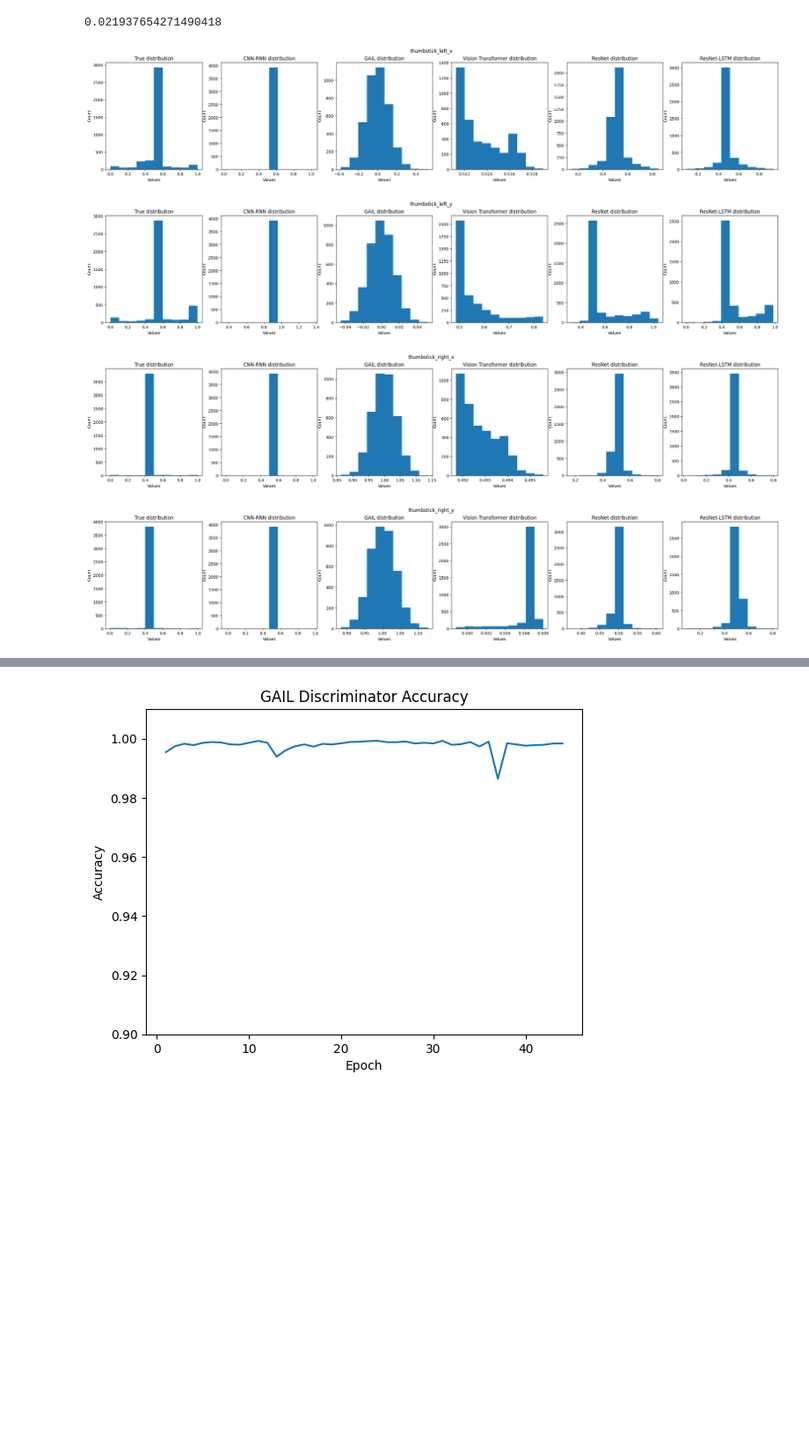
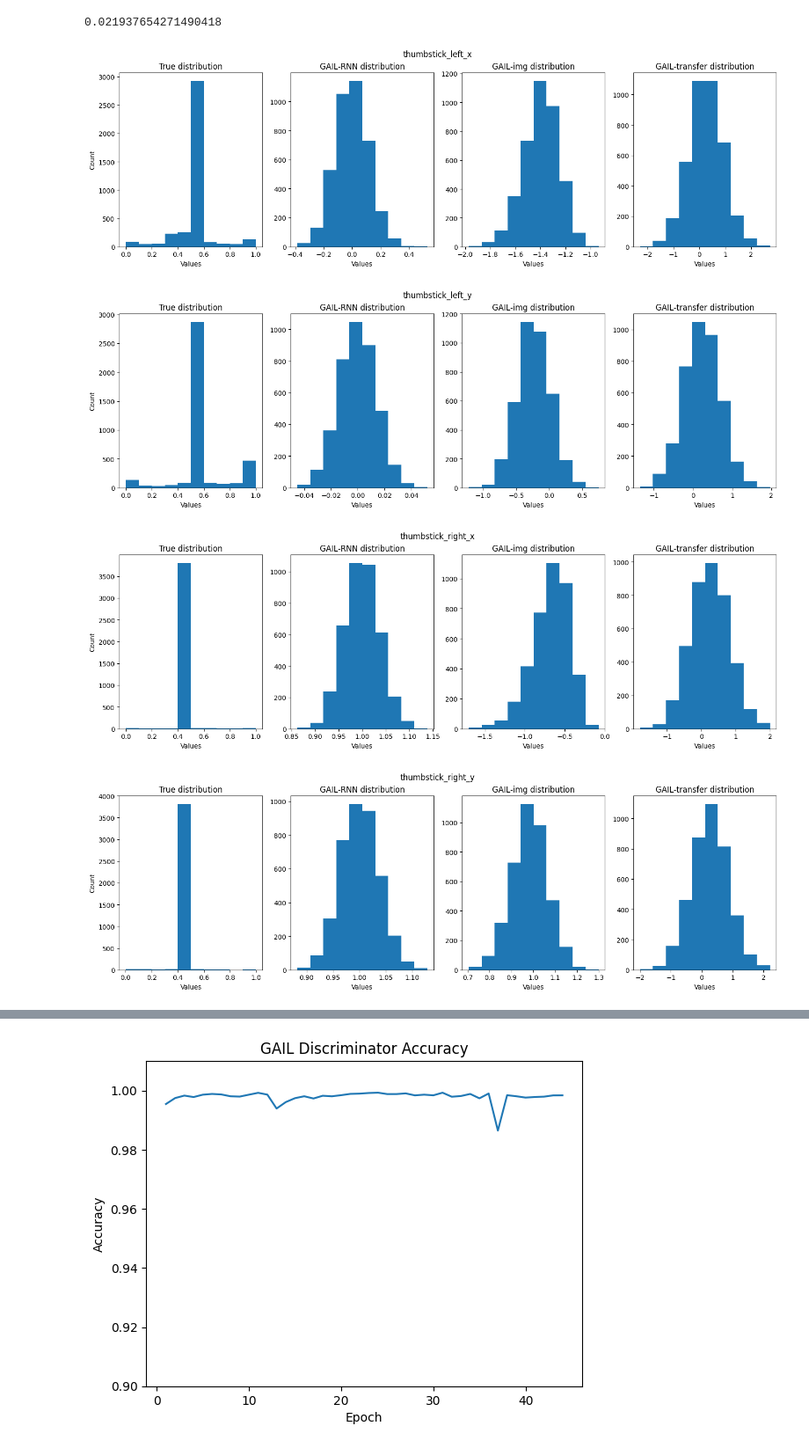
Before and after one commit to mattalajas/COMPSCI715, a Jupyter notebook: utils/visualisation.ipynb, the cells around one changed output, grey strips where cells are left out. Shown at 88% size. Cells and saved outputs as stored; diff of their text form; code cells hidden in the pictures; blank space fills up the shorter version.

```diff
--- a/utils/visualisation.ipynb
+++ b/utils/visualisation.ipynb
@@ -48,3 +64,5 @@ gail_df = pd.read_csv("/data/mala711/COMPSCI715/GAIL/csv_files/GAILv2_GRU_train_
 vtra_df = pd.read_csv("/data/mala711/COMPSCI715/ViT/csvs/vivit_preds.csv")
 resn_df = pd.read_csv("/data/mala711/COMPSCI715/transfer-learning/csv_files/resnet50_prediction_20241004.csv")
 resL_df = pd.read_csv("/data/mala711/COMPSCI715/transfer-learning/csv_files/ResNet-LSTM-normalized_data.csv")
+gimg_df = pd.read_csv("/data/mala711/COMPSCI715/GAIL/csv_files/GAILimg_train_['Barbie', 'Kawaii_Fire_Station', 'Kawaii_Playroom', 'Kawaii_Police_Station']_test_['Kawaii_House', 'Kawaii_Daycare']_ppoepochs_10_mini_batch_10_lr_0.03_dlr_0.003_init_test_seq_size_50_iter_10_dropout_0.4_weightd_0.005.csv")
+gtra_df = pd.read_csv("/data/mala711/COMPSCI715/GAIL/csv_files/GAIL_transfer_['Barbie', 'Kawaii_Fire_Station', 'Kawaii_Playroom', 'Kawaii_Police_Station']_test_['Kawaii_House', 'Kawaii_Daycare']_ppoepochs_10_mini_batch_10_lr_0.03_dlr_0.003_init_test_seq_size_50_iter_10_dropout_0.4_weightd_0.005.csv")
@@ -62,6 +97,8 @@ vtra_df['full_name'] = vtra_df['game_session'] + vtra_df['frame'].astype(str)
 resn_df['full_name'] = resn_df['game_session'] + resn_df['frame'].astype(str)
 resL_df['full_name'] = resL_df['game_session'] + resL_df['frame'].astype(str)
 true_df['full_name'] = true_df['game_session'] + true_df['frame'].astype(str)
+gimg_df['full_name'] = gimg_df['game_session'] + gimg_df['frame'].astype(str)
+gtra_df['full_name'] = gtra_df['game_session'] + gtra_df['frame'].astype(str)
 
 mask = true_df['full_name'].isin(pred_df['full_name'])
 filtered_df = true_df[mask]
@@ -93,6 +130,12 @@ fin_resn_df = fin_resn_df.reset_index(drop='index')
 fin_resL_df = resnetLS_df.sort_values(by = ['game_session', 'frame'])
 fin_resL_df = fin_resL_df.reset_index(drop='index')
 
+fin_gimg_df = gimg_df.sort_values(by = ['game_session', 'frame'])
+fin_gimg_df = fin_gimg_df.reset_index(drop='index')
+
+fin_gtra_df = gtra_df.sort_values(by = ['game_session', 'frame'])
+fin_gtra_df = fin_gtra_df.reset_index(drop='index')
+
 # Get matrices for prediction
 pred_mat = fin_pred_df.iloc[:, 2:-1].to_numpy()
 true_mat = fin_true_df.iloc[:, 2:-1].to_numpy()
@@ -124,52 +167,64 @@ head_dir_d: 0.0045691611663612915
 # %%
 ###################### Visualise distributions of each control ######################
 import matplotlib.gridspec as gridspec
 
 true_dist = fin_true_df.iloc[:, 2:]
 pred_dist = fin_pred_df.iloc[:, 2:]
 gail_dist = fin_gail_df.iloc[:, 2:]
 vtra_dist = fin_vtra_df.iloc[:, 2:]
 resn_dist = fin_resn_df.iloc[:, 2:]
 resL_dist = fin_resL_df.iloc[:, 2:]
+gimg_dist = fin_gimg_df.iloc[:, 2:]
+gtra_dist = fin_gtra_df.iloc[:, 2:]
 
 for i in range(11):
-    fig, axs = plt.subplots(nrows=1, ncols=6)
-    fig.set_figwidth(30)
+    fig, axs = plt.subplots(nrows=1, ncols=4)
+    fig.set_figwidth(18)
     fig.suptitle(col_pred[i])
 
     axs[0].hist(true_dist.iloc[:, i])
     axs[0].set_title('True distribution')
     axs[0].set_ylabel('Count')
     axs[0].set_xlabel('Values')
 
-    axs[1].hist(pred_dist.iloc[:, i])
-    axs[1].set_title('CNN-RNN distribution')
-    axs[1].set_ylabel('Count')
+    # axs[1].hist(pred_dist.iloc[:, i])
+    # axs[1].set_title('CNN-RNN distribution')
+    # axs[1].set_ylabel('Count')
+    # axs[1].set_xlabel('Values')
+
+    # axs[2].hist(vtra_dist.iloc[:, i])
+    # axs[2].set_title('Vision Transformer distribution')
+    # axs[2].set_ylabel('Count')
+    # axs[2].set_xlabel('Values')
+
+    # axs[3].hist(resn_dist.iloc[:, i])
+    # axs[3].set_title('ResNet distribution')
+    # axs[3].set_ylabel('Count')
+    # axs[3].set_xlabel('Values')
+
+    # axs[4].hist(resL_dist.iloc[:, i])
+    # axs[4].set_title('ResNet-LSTM distribution')
+    # axs[4].set_ylabel('Count')
+    # axs[4].set_xlabel('Values')
+
+    axs[1].hist(gail_dist.iloc[:, i])
+    axs[1].set_title('GAIL-RNN distribution')
+    # axs[1].set_ylabel('Count')
     axs[1].set_xlabel('Values')
 
-    axs[2].hist(gail_dist.iloc[:, i])
-    axs[2].set_title('GAIL distribution')
-    axs[2].set_ylabel('Count')
+    axs[2].hist(gimg_dist.iloc[:, i])
+    axs[2].set_title('GAIL-img distribution')
+    # axs[2].set_ylabel('Count')
     axs[2].set_xlabel('Values')
 
-    axs[3].hist(vtra_dist.iloc[:, i])
-    axs[3].set_title('Vision Transformer distribution')
-    axs[3].set_ylabel('Count')
+    axs[3].hist(gtra_dist.iloc[:, i])
+    axs[3].set_title('GAIL-transfer distribution')
+    # axs[3].set_ylabel('Count')
     axs[3].set_xlabel('Values')
 
-    axs[4].hist(resn_dist.iloc[:, i])
-    axs[4].set_title('ResNet distribution')
-    axs[4].set_ylabel('Count')
-    axs[4].set_xlabel('Values')
-
-    axs[5].hist(resL_dist.iloc[:, i])
-    axs[5].set_title('ResNet-LSTM distribution')
-    axs[5].set_ylabel('Count')
-    axs[5].set_xlabel('Values')
-
 plt.show()
 # %% [output]
-[figure, old version]
+[figure, new version]
-[figure, old version]
+[figure, new version]
-[figure, old version]
+[figure, new version]
-[figure, old version]
+[figure, new version]
```
Also changed, not shown: parts of 8 cells of this notebook, 10 other files.
